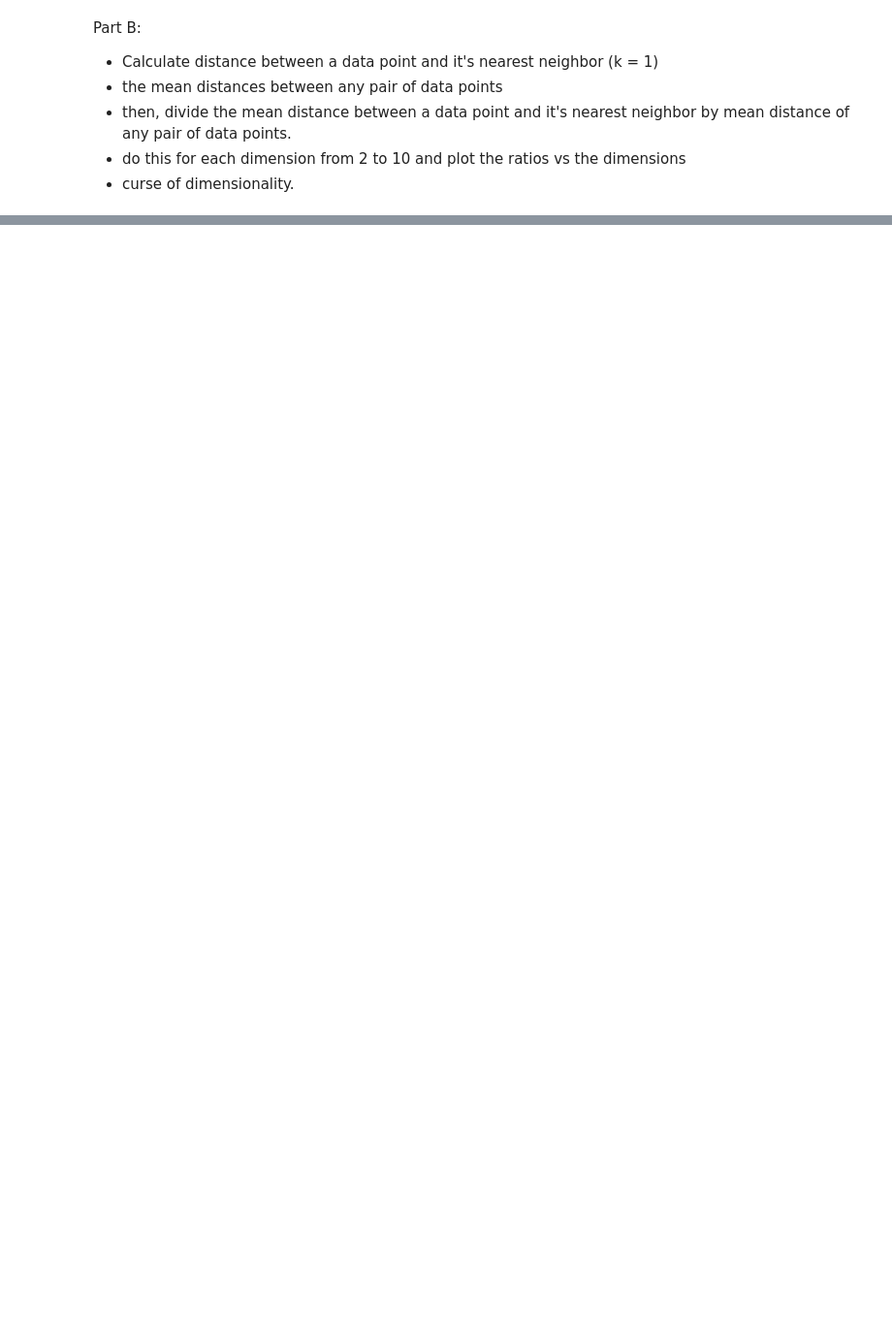
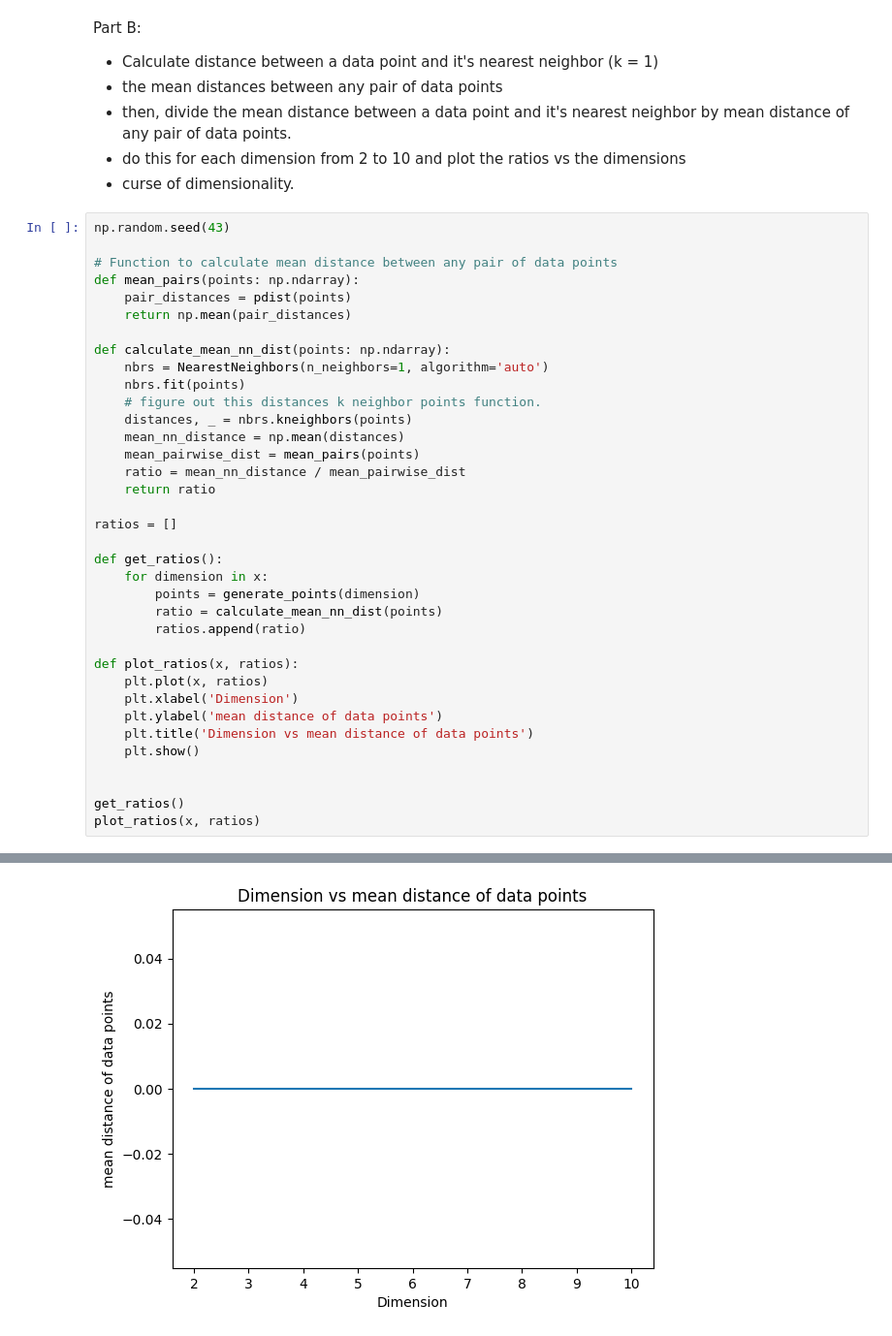
Before and after one commit to esteban1324/Machine-Learning, a Jupyter notebook: MLHW2/knn-dimensions.ipynb, the cells around one changed output, grey strips where cells are left out. Shown at 97% size. Cells and saved outputs as stored; diff of their text form; blank space fills up the shorter version.

```diff
--- a/MLHW2/knn-dimensions.ipynb
+++ b/MLHW2/knn-dimensions.ipynb
@@ -62,3 +61,40 @@ Part B:
 - then, divide the mean distance between a data point and it's nearest neighbor by mean distance of any pair of data points.
 - do this for each dimension from 2 to 10 and plot the ratios vs the dimensions
 - curse of dimensionality.
+# %%
+np.random.seed(43)
+
+# Function to calculate mean distance between any pair of data points
+def mean_pairs(points: np.ndarray):
+    pair_distances = pdist(points)
+    return np.mean(pair_distances)
+
+def calculate_mean_nn_dist(points: np.ndarray):
+    nbrs = NearestNeighbors(n_neighbors=1, algorithm='auto')
+    nbrs.fit(points)
+    # figure out this distances k neighbor points function.
+    distances, _ = nbrs.kneighbors(points)
+    mean_nn_distance = np.mean(distances)
+    mean_pairwise_dist = mean_pairs(points)
+    ratio = mean_nn_distance / mean_pairwise_dist
+    return ratio
+
+ratios = []
+
+def get_ratios():
+    for dimension in x:
+        points = generate_points(dimension)
+        ratio = calculate_mean_nn_dist(points)
+        ratios.append(ratio)
+
+def plot_ratios(x, ratios):
+    plt.plot(x, ratios)
+    plt.xlabel('Dimension')
+    plt.ylabel('mean distance of data points')
+    plt.title('Dimension vs mean distance of data points')
+    plt.show()
+
+
+get_ratios()
+plot_ratios(x, ratios)
+# %% [output]
@@ -64,0 +118 @@ Part B:
+[figure, added]
```
Also changed, not shown: parts of 3 cells of this notebook.
